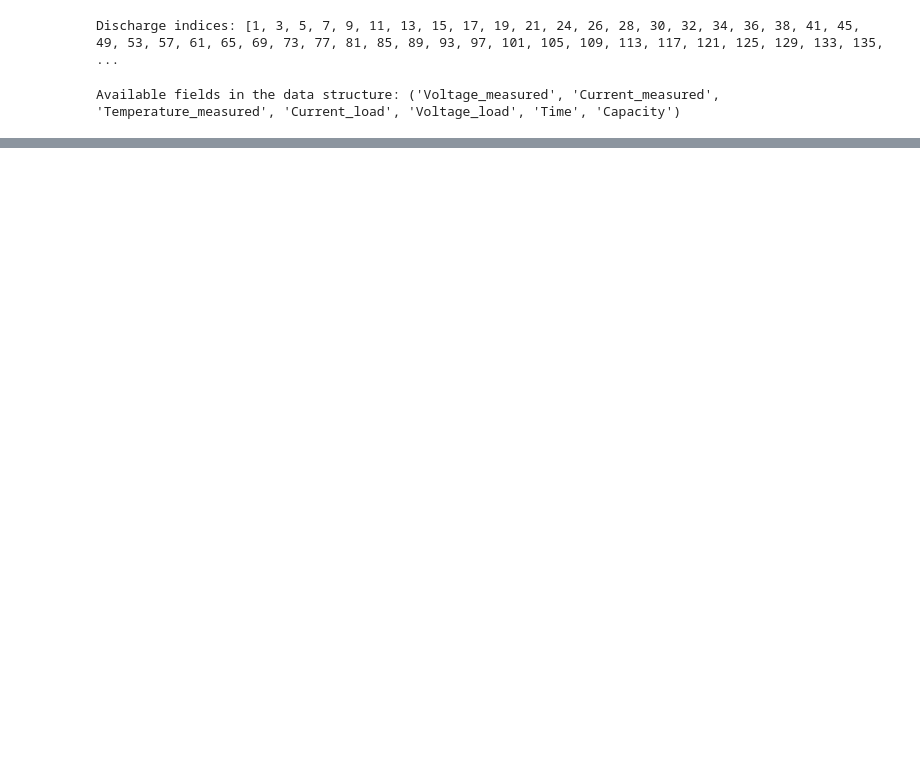
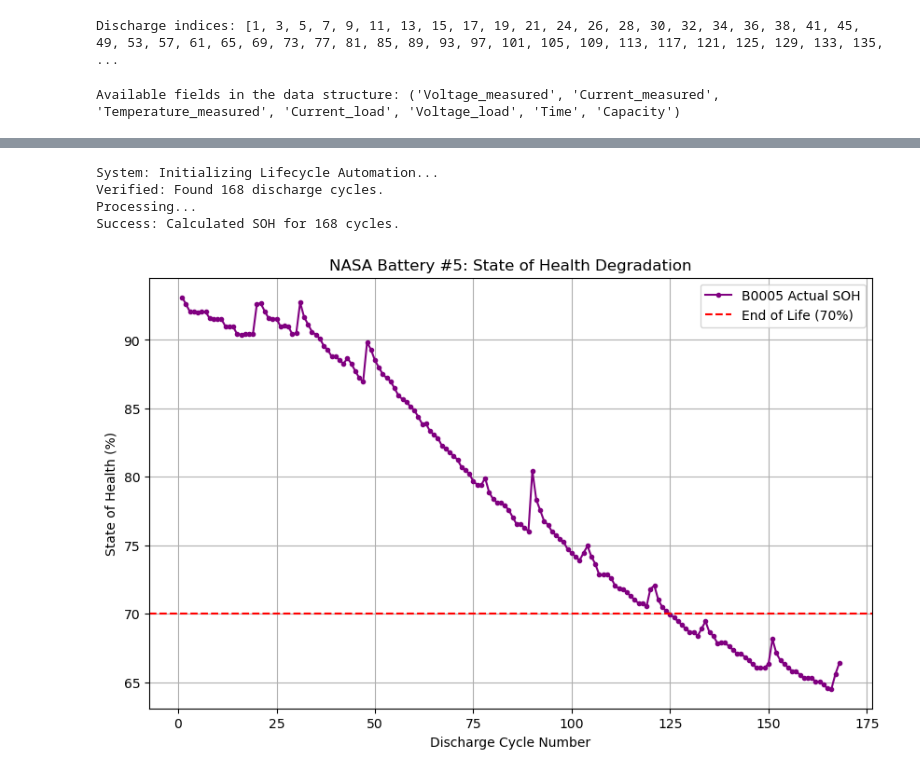
Before and after one commit to 0h1zmn/Applied-EEE-Python-Lab, a Jupyter notebook: 03_NASA_Battery_Health_Analysis.ipynb, the cells around one changed output, grey strips where cells are left out. Drawn from its saved outputs; the diff is of its cells as text; code cells hidden in the pictures; blank space fills up the shorter version.

```diff
--- a/03_NASA_Battery_Health_Analysis.ipynb
+++ b/03_NASA_Battery_Health_Analysis.ipynb
@@ -151,0 +152,60 @@ State of Health (SoH) for Cycle 149: 89.82%
+# %%
+# Lifecycle Automation: SOH Degradation Analysis
+
+print("System: Initializing Lifecycle Automation...")
+
+discharge_indices = []
+for i in range(len(cycles[0])):
+    if cycles[0, i]['type'][0] == 'discharge':
+        discharge_indices.append(i)
+
+print(f"Verified: Found {len(discharge_indices)} discharge cycles.")
+
+soh_history = []
+cycle_numbers = []
+
+print("Processing...")
+cycle_count = 1         # Start cycle count at 1 for better readability in plots
+#loop through each discharge cycle to calculate SOH and store it in history
+for idx in discharge_indices:
+    # --- The Extraction (The Layer Peeling) ---
+    cycle_data = cycles[0, idx]
+    measurements = cycle_data['data'][0, 0]
+
+    # Extract Current and Time (using correct NASA names)
+    current = measurements['Current_measured'].flatten()
+    time_sec = measurements['Time'].flatten()
+
+    # Trapezoidal rule to get Amp-hours
+    capacity_Ah = trapezoid(abs(current), time_sec) / 3600
+
+    rated_capacity = 2.0
+    soh = (capacity_Ah / rated_capacity) * 100
+
+    # Store data
+    soh_history.append(soh)
+    cycle_numbers.append(cycle_count)
+
+    cycle_count += 1
+
+print(f"Success: Calculated SOH for {len(soh_history)} cycles.")
+
+#Degradation Plot
+plt.figure(figsize=(10, 6))
+plt.plot(cycle_numbers, soh_history, marker='.', linestyle='-', color='purple', label='B0005 Actual SOH')
+
+# The "Death Line" at 70%
+plt.axhline(y=70, color='red', linestyle='--', label='End of Life (70%)')
+
+plt.title("NASA Battery #5: State of Health Degradation")
+plt.xlabel("Discharge Cycle Number")
+plt.ylabel("State of Health (%)")
+plt.grid(True)
+plt.legend()
+plt.show()
+# %% [output]
+System: Initializing Lifecycle Automation...
+Verified: Found 168 discharge cycles.
+Processing...
+Success: Calculated SOH for 168 cycles.
+[figure, added]
```
Also changed, not shown: parts of 4 cells of this notebook.
